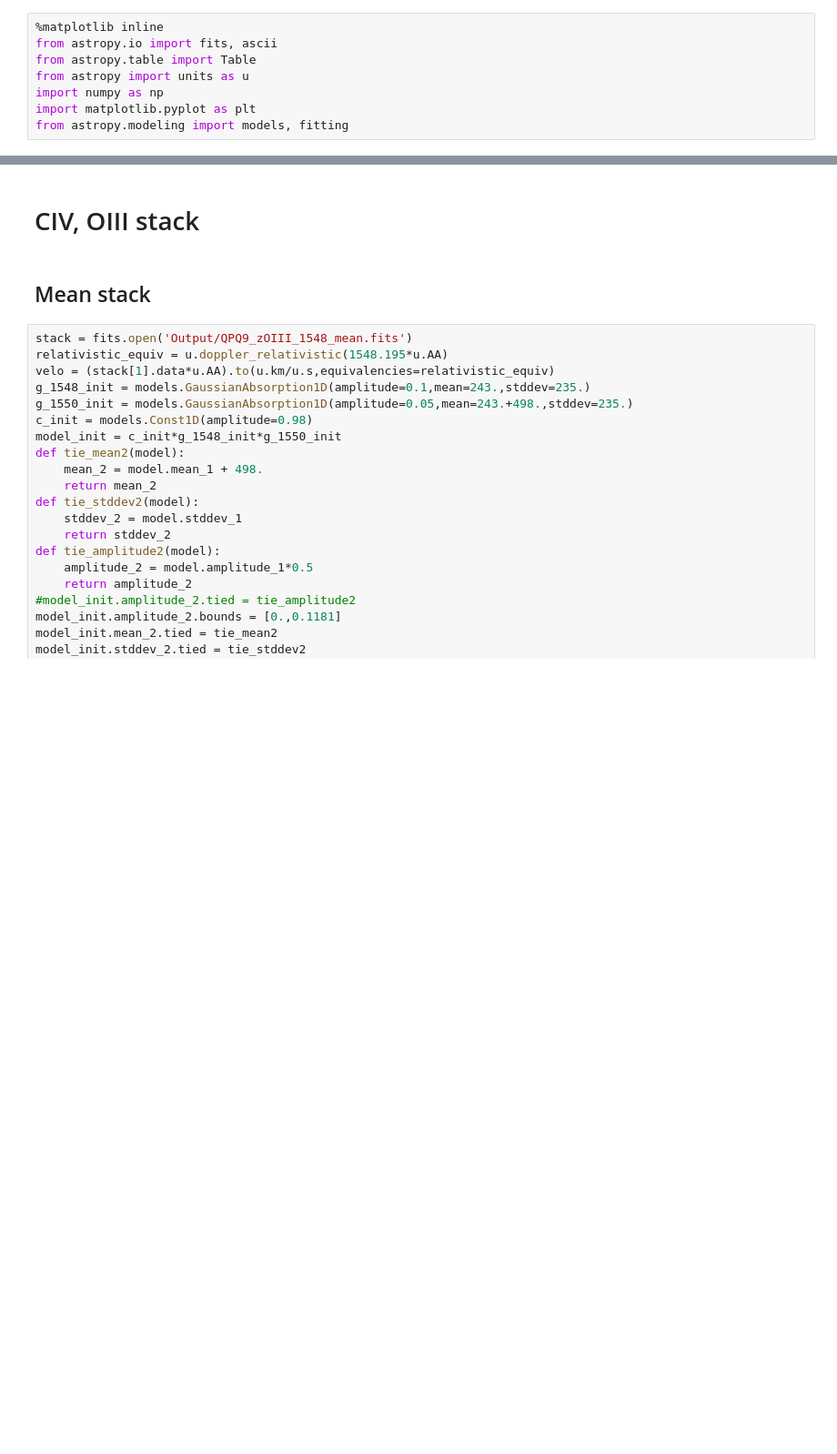
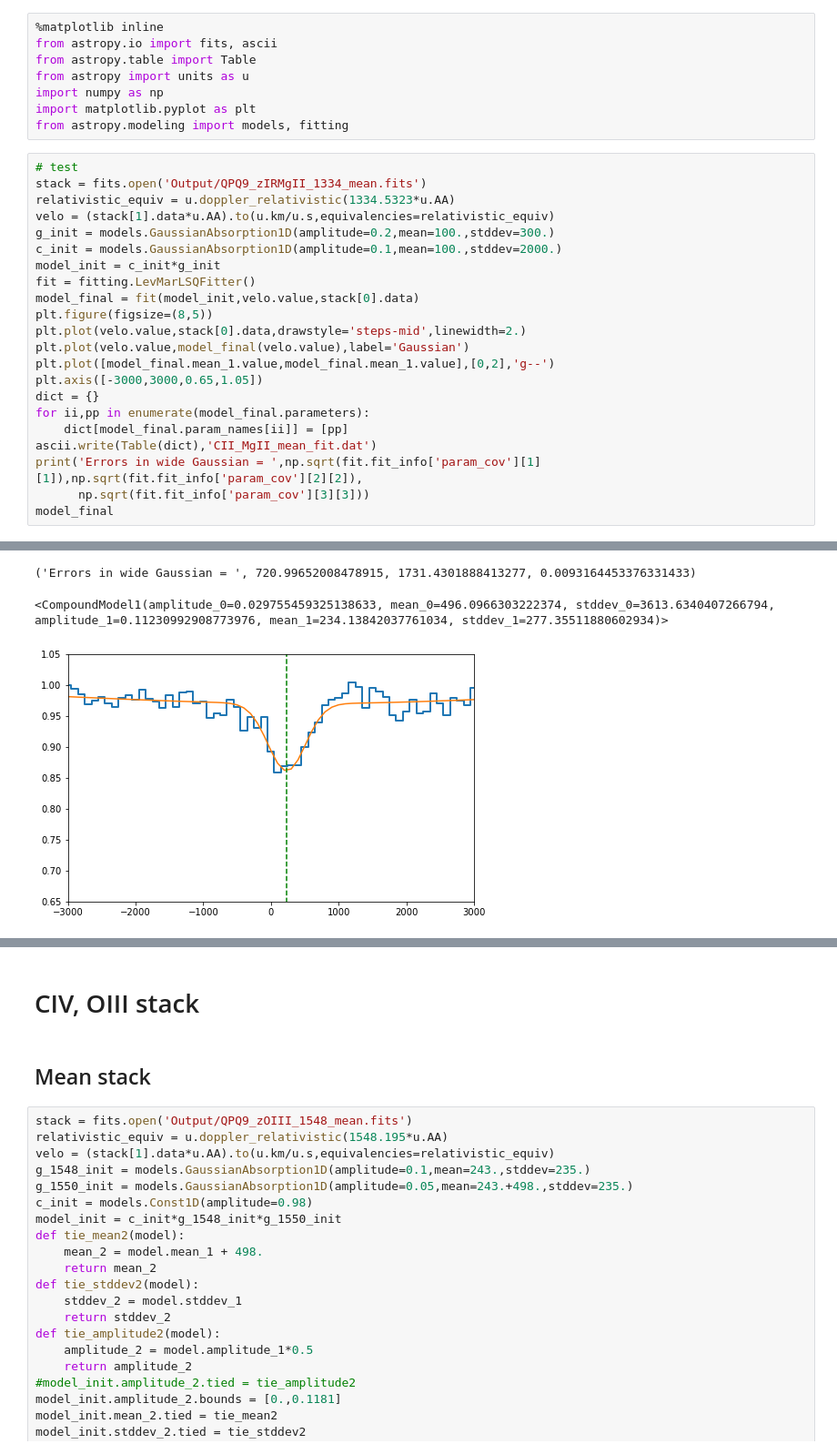
Before and after one commit to qsopairs/papers, a Jupyter notebook: QPQ9/Analysis/Stacks/GaussianFit.ipynb, the cells around one changed output, grey strips where cells are left out. Shown at 91% size. Saved outputs shown, nothing was run; the diff lists cells and outputs as text; blank space fills up the shorter version.

```diff
--- a/QPQ9/Analysis/Stacks/GaussianFit.ipynb
+++ b/QPQ9/Analysis/Stacks/GaussianFit.ipynb
@@ -6,3 +6,26 @@ from astropy import units as u
 import numpy as np
 import matplotlib.pyplot as plt
 from astropy.modeling import models, fitting
+# %%
+# test
+stack = fits.open('Output/QPQ9_zIRMgII_1334_mean.fits')
+relativistic_equiv = u.doppler_relativistic(1334.5323*u.AA)
+velo = (stack[1].data*u.AA).to(u.km/u.s,equivalencies=relativistic_equiv)
+g_init = models.GaussianAbsorption1D(amplitude=0.2,mean=100.,stddev=300.)
+c_init = models.GaussianAbsorption1D(amplitude=0.1,mean=100.,stddev=2000.)
+model_init = c_init*g_init
+fit = fitting.LevMarLSQFitter()
+model_final = fit(model_init,velo.value,stack[0].data)
+plt.figure(figsize=(8,5))
+plt.plot(velo.value,stack[0].data,drawstyle='steps-mid',linewidth=2.)
+plt.plot(velo.value,model_final(velo.value),label='Gaussian')
+plt.plot([model_final.mean_1.value,model_final.mean_1.value],[0,2],'g--')
+plt.axis([-3000,3000,0.65,1.05])
+dict = {}
+for ii,pp in enumerate(model_final.parameters):
+    dict[model_final.param_names[ii]] = [pp]
+ascii.write(Table(dict),'CII_MgII_mean_fit.dat')
+print('Errors in wide Gaussian = ',np.sqrt(fit.fit_info['param_cov'][1][1]),np.sqrt(fit.fit_info['param_cov'][2][2]),
+      np.sqrt(fit.fit_info['param_cov'][3][3]))
+model_final
+# %% [output]
@@ -8,0 +40,3 @@ from astropy.modeling import models, fitting
+('Errors in wide Gaussian = ', 720.99652008478915, 1731.4301888413277, 0.0093164453376331433)
+<CompoundModel1(amplitude_0=0.029755459325138633, mean_0=496.0966303222374, stddev_0=3613.6340407266794, amplitude_1=0.11230992908773976, mean_1=234.13842037761034, stddev_1=277.35511880602934)>
+[figure, added]
```
Also changed, not shown: parts of 2 cells of this notebook, 9 other files.
